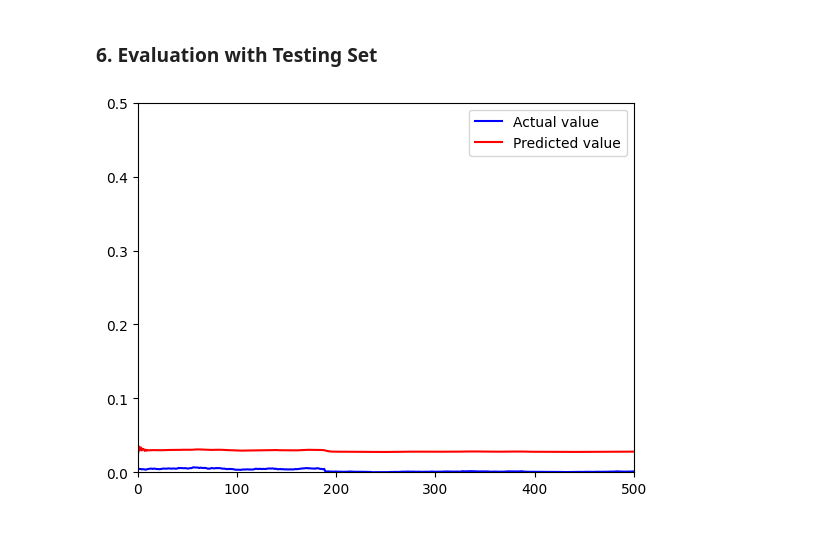
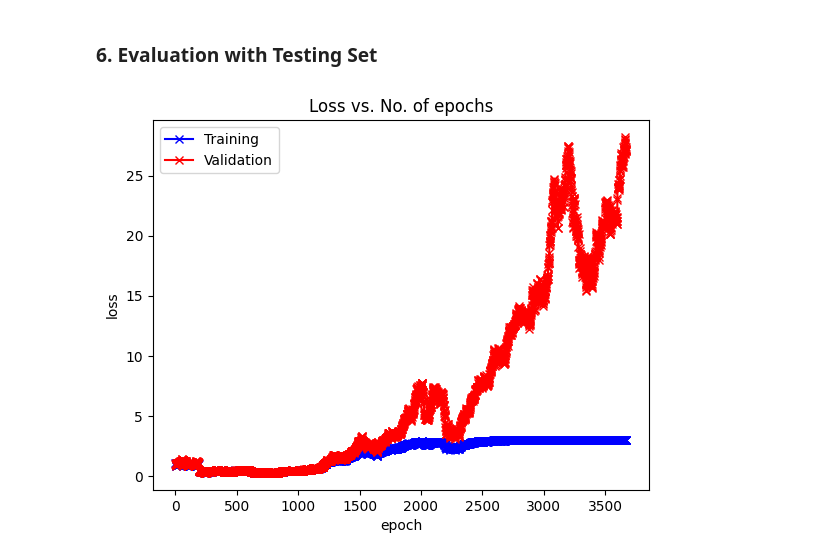
Before and after one commit to possakorn/UoA_DL_2023_3_PK, a Jupyter notebook: assignment03/Assignment03_v0.0.2.ipynb, the cells around one changed output. Saved outputs shown, nothing was run; the diff lists cells and outputs as text; code cells hidden in the pictures; blank space fills up the shorter version.

```diff
--- a/assignment03/Assignment03_v0.0.2.ipynb
+++ b/assignment03/Assignment03_v0.0.2.ipynb
@@ -196,12 +196,2 @@ array([[0.00437381],
 # %% [markdown]
 ## Step 03: Data splitting
-# %%
-# splitting criteria training 70%, validation 20% and testing 10%
-train_size = int(len(df_scaled) * 0.7)
-valid_size = int(len(df_scaled) * 0.2)
-
-train_data = df_scaled[:train_size]
-valid_data = df_scaled[train_size:train_size + valid_size]
-test_data = df_scaled[train_size + valid_size:]
-
-print(f"Training size: {len(train_data)} period {df.date[0]} to {df.date[train_size-1]} \nValidation size: {len(valid_data)} period {df.date[train_size]} to {df.date[train_size + valid_size-1]}\ntest_data size: {len(test_data)} period {df.date[train_size + valid_size]} to {df.date[len(df_scaled)-1]}")
@@ -228,23 +295,23 @@ def create_dataset(dataset,time_step):
 # X_val, y_val = create_dataset(train_data,50)
 # X_train.shape
 
-batch_size = 8
+batch_size = 1
 trainloader = torch.utils.data.DataLoader(
     # torch.utils.data.TensorDataset(X_train, y_train),
-    create_dataset(train_data,50),
+    create_dataset(train_data,20),
     shuffle=True,
     batch_size=batch_size,
     pin_memory = True
     )
 valloader = torch.utils.data.DataLoader(
-    create_dataset(valid_data,50),
+    create_dataset(valid_data,20),
     batch_size=batch_size,
     shuffle=False,
     # num_workers=worker,
     pin_memory = True
     )
 testloader = torch.utils.data.DataLoader(
-    create_dataset(test_data,50),
+    create_dataset(test_data,20),
     batch_size=batch_size,
     shuffle=False,
     pin_memory = True
@@ -508,11 +616,15 @@ plot_loss(outputs,train_data)
 # %% [markdown]
 ### 6. Evaluation with Testing Set
-# %%
-plt.plot(train_data,c='b')
-plt.plot(outputs,c='r')
-plt.xlim(0,500)
-plt.ylim(0,0.5)
-plt.legend(["Actual value","Predicted value"])
-plt.show()
-# %% [output]
-[figure, removed]
+# %%
+# train_data
+# valid_data
+# test_data
+# train_df
+# valid_df
+# test_df
+model_pred = rnn_results['best_model']
+outputs, hidden = model_pred(torch.tensor(train_df), None)
+outputs = outputs.detach().numpy()
+plot_loss(outputs,train_df)
+# %% [output]
+[figure, added]
```
Also changed, not shown: parts of 17 cells of this notebook.
